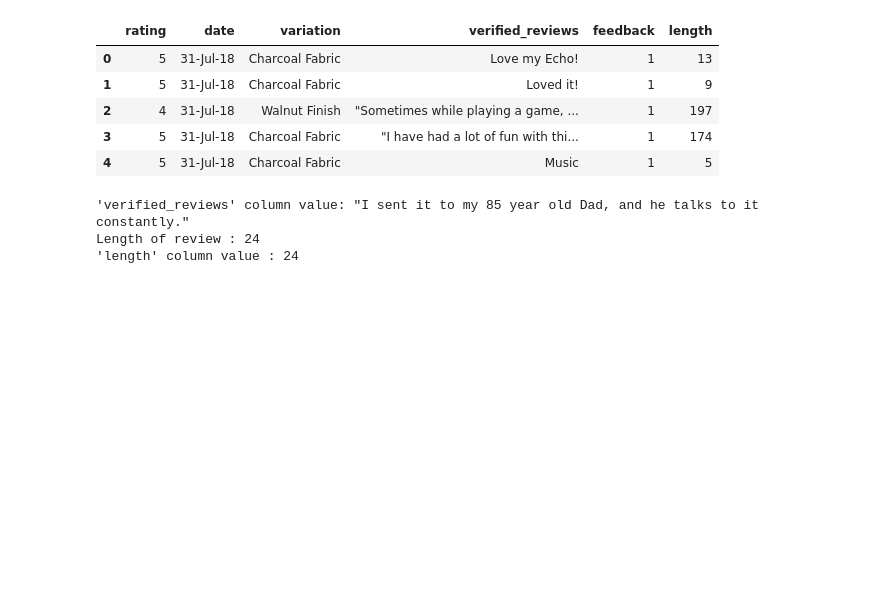
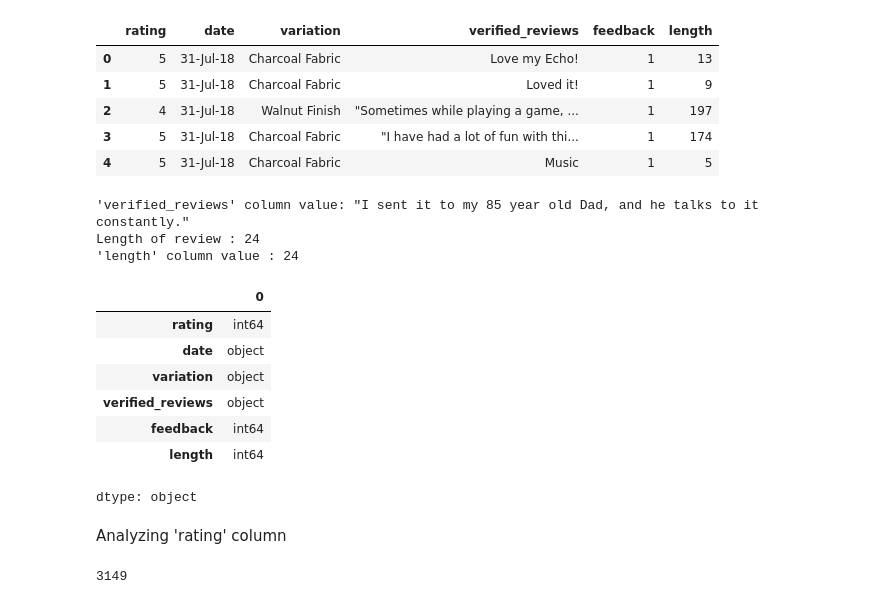
Before and after one commit to Ashishjoshi794/Amazon-Alexa-Review, a Jupyter notebook: Amazon_Alexa_Review.ipynb, the cells around one changed output. Cells and saved outputs as stored; diff of their text form; code cells hidden in the pictures; blank space fills up the shorter version.

```diff
--- a/Amazon_Alexa_Review.ipynb
+++ b/Amazon_Alexa_Review.ipynb
@@ -123,3 +123,20 @@ print(f"'length' column value : {data.iloc[14]['length']}") #Value of the column
 'verified_reviews' column value: "I sent it to my 85 year old Dad, and he talks to it constantly."
 Length of review : 24
 'length' column value : 24
+# %%
+data.dtypes
+# %% [output]
+|  | 0 |
+| rating | int64 |
+| date | object |
+| variation | object |
+| verified_reviews | object |
+| feedback | int64 |
+| length | int64 |
+dtype: object
+# %% [markdown]
+Analyzing 'rating' column
+# %%
+len(data)
+# %% [output]
+3149
```
Also changed, not shown: parts of 4 cells of this notebook.
